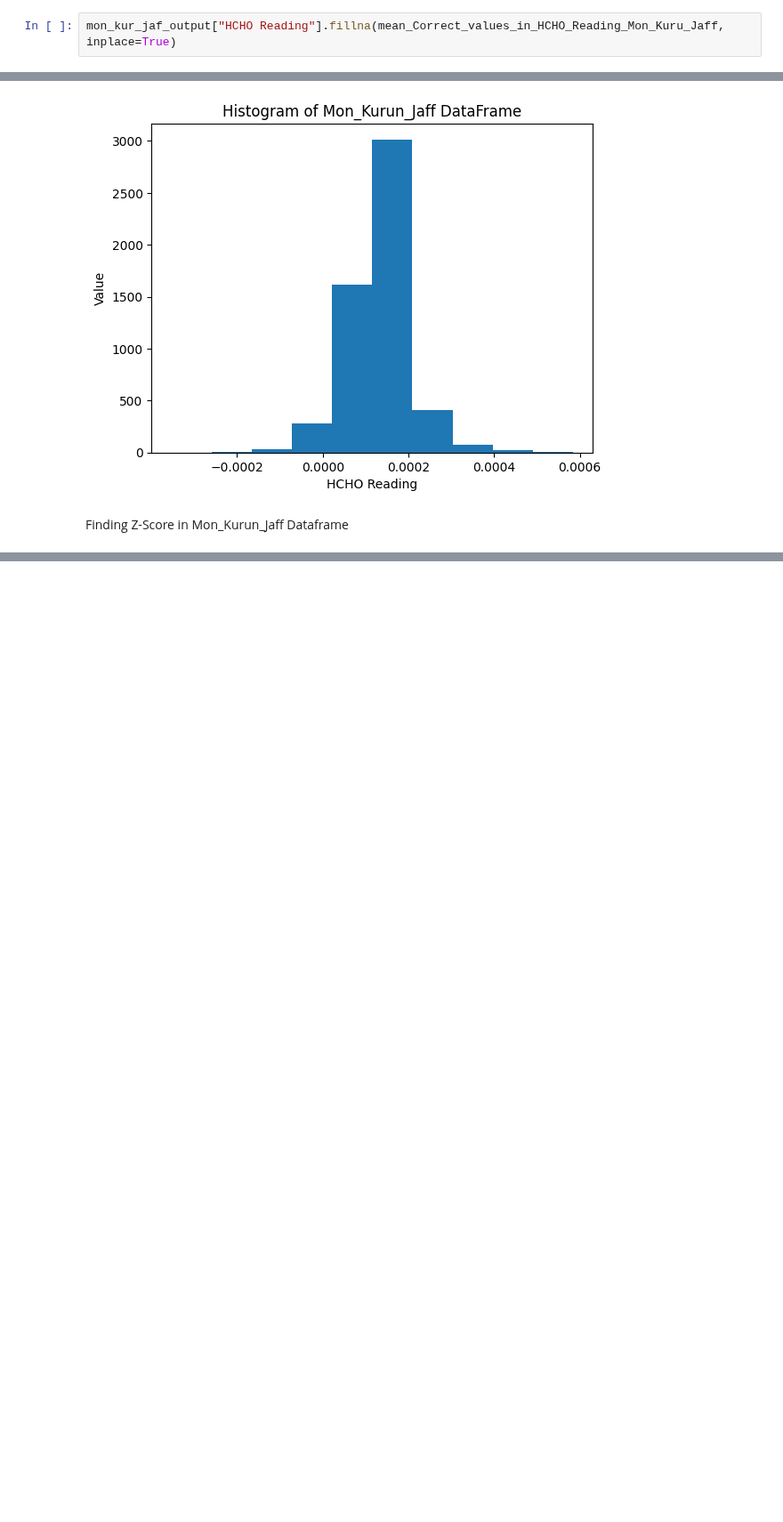
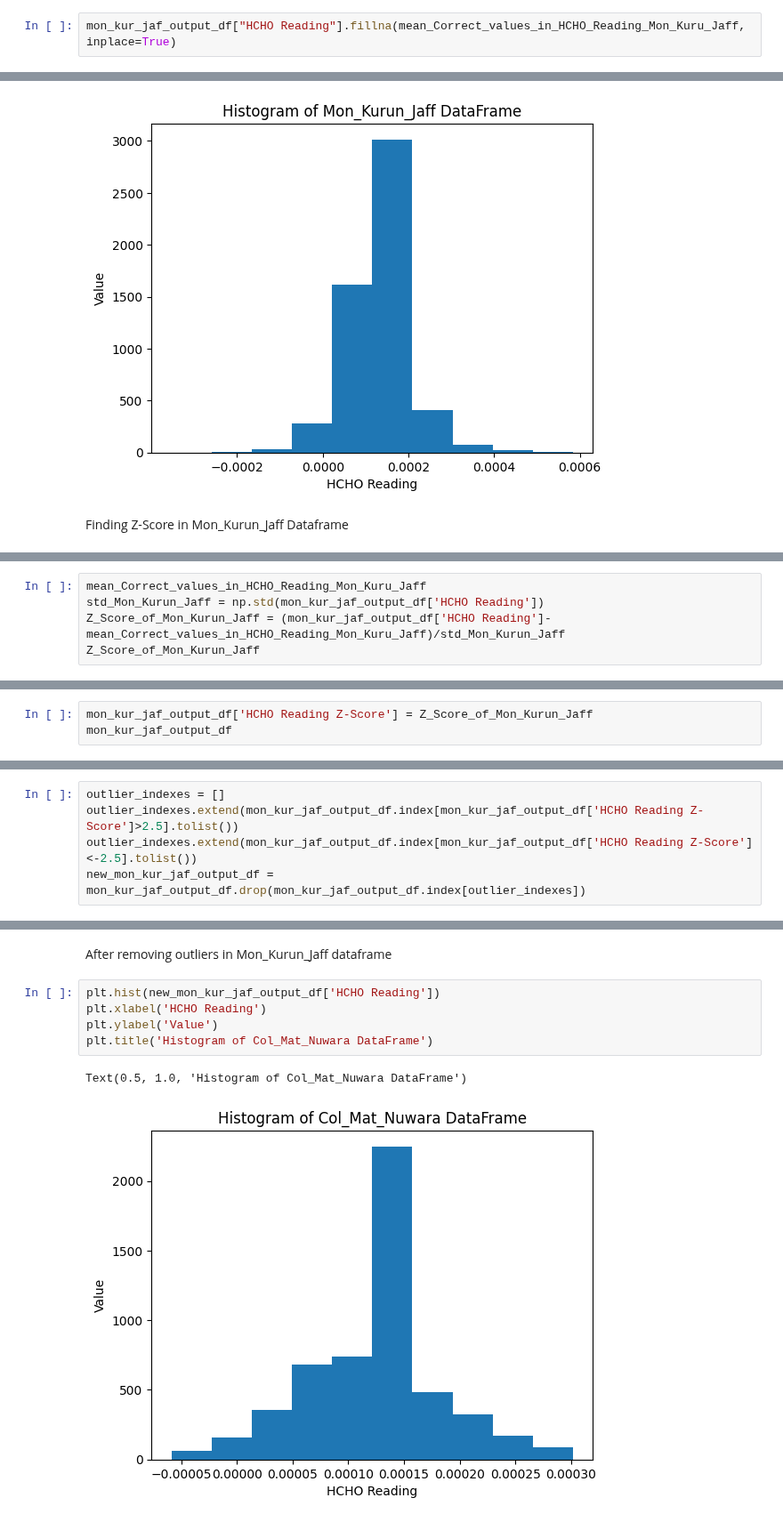
Before and after one commit to DeelakaDias/Analyzing-HCHO-Gas-Level-in-Sri-Lanka, a Jupyter notebook: Data Engineering CW.ipynb, the cells around one changed output, grey strips where cells are left out. Shown at 89% size. Drawn from its saved outputs; the diff is of its cells as text; blank space fills up the shorter version.

```diff
--- a/Data Engineering CW.ipynb
+++ b/Data Engineering CW.ipynb
@@ -278,7 +278,7 @@ For example, when doing 'df[col].method(value, inplace=True)', try using 'df.met
 # %% [markdown]
 Replacing NaN values in HCHO Reading column in Mon_Kurun_Jaff dataframe
 # %%
-mon_kur_jaf_output["HCHO Reading"].fillna(mean_Correct_values_in_HCHO_Reading_Mon_Kuru_Jaff, inplace=True)
+mon_kur_jaf_output_df["HCHO Reading"].fillna(mean_Correct_values_in_HCHO_Reading_Mon_Kuru_Jaff, inplace=True)
 # %% [output]
 The behavior will change in pandas 3.0. This inplace method will never work because the intermediate object on which we are setting values always behaves as a copy.
 
@@ -588,0 +581,5 @@ Z_Score_of_Col_Mat_Nuw
+# %%
+mean_Correct_values_in_HCHO_Reading_Mon_Kuru_Jaff
+std_Mon_Kurun_Jaff = np.std(mon_kur_jaf_output_df['HCHO Reading'])
+Z_Score_of_Mon_Kurun_Jaff = (mon_kur_jaf_output_df['HCHO Reading']- mean_Correct_values_in_HCHO_Reading_Mon_Kuru_Jaff)/std_Mon_Kurun_Jaff
+Z_Score_of_Mon_Kurun_Jaff
@@ -588,0 +601,3 @@ Z_Score_of_Col_Mat_Nuw
+# %%
+mon_kur_jaf_output_df['HCHO Reading Z-Score'] = Z_Score_of_Mon_Kurun_Jaff
+mon_kur_jaf_output_df
@@ -588,0 +634,5 @@ Z_Score_of_Col_Mat_Nuw
+# %%
+outlier_indexes = []
+outlier_indexes.extend(mon_kur_jaf_output_df.index[mon_kur_jaf_output_df['HCHO Reading Z-Score']>2.5].tolist())
+outlier_indexes.extend(mon_kur_jaf_output_df.index[mon_kur_jaf_output_df['HCHO Reading Z-Score']<-2.5].tolist())
+new_mon_kur_jaf_output_df = mon_kur_jaf_output_df.drop(mon_kur_jaf_output_df.index[outlier_indexes])
@@ -588,0 +663,10 @@ Z_Score_of_Col_Mat_Nuw
+# %% [markdown]
+After removing outliers in Mon_Kurun_Jaff dataframe
+# %%
+plt.hist(new_mon_kur_jaf_output_df['HCHO Reading'])
+plt.xlabel('HCHO Reading')
+plt.ylabel('Value')
+plt.title('Histogram of Col_Mat_Nuwara DataFrame')
+# %% [output]
+Text(0.5, 1.0, 'Histogram of Col_Mat_Nuwara DataFrame')
+[figure, added]
```
Also changed, not shown: parts of 27 cells of this notebook.
